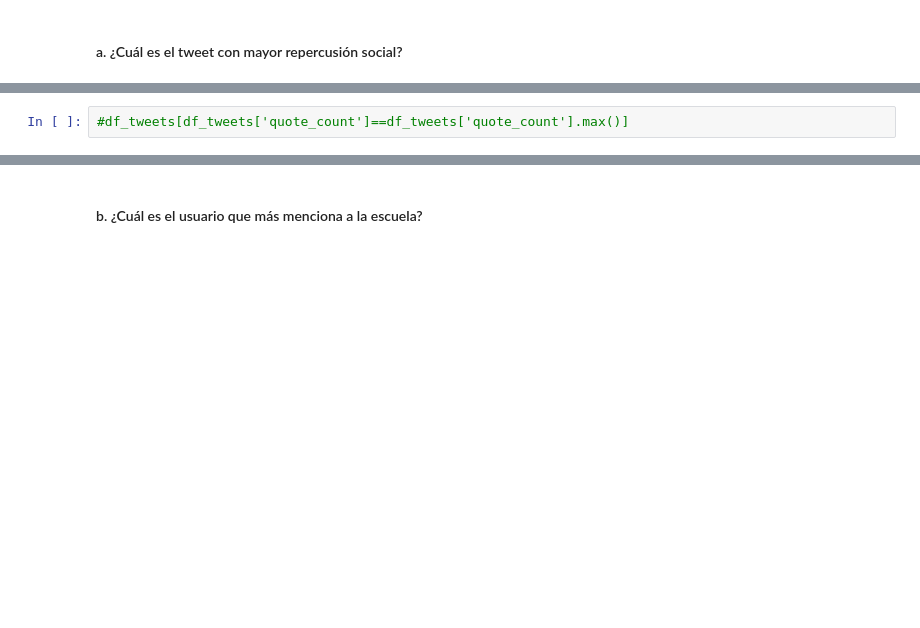
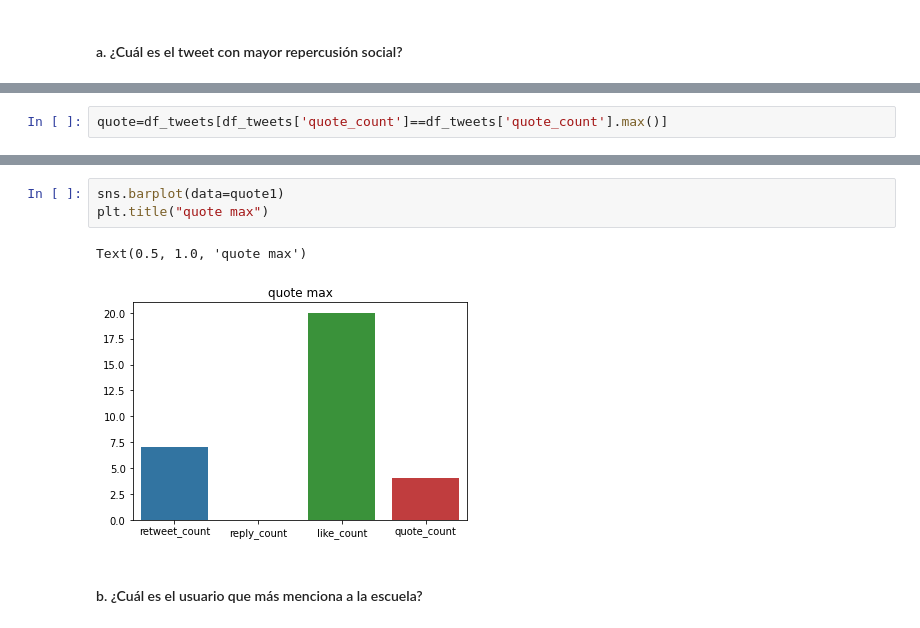
Before and after one commit to qinghua03/prueba_tecnica, a Jupyter notebook: prueba.ipynb, the cells around one changed output, grey strips where cells are left out. Saved outputs shown, nothing was run; the diff lists cells and outputs as text; blank space fills up the shorter version.

```diff
--- a/prueba.ipynb
+++ b/prueba.ipynb
@@ -460,2 +503,2 @@ df_tweets[df_tweets['metric_count']==df_tweets['metric_count'].max()]
 # %%
-#df_tweets[df_tweets['quote_count']==df_tweets['quote_count'].max()]
+quote=df_tweets[df_tweets['quote_count']==df_tweets['quote_count'].max()]
@@ -462,3 +511,9 @@ df_tweets[df_tweets['metric_count']==df_tweets['metric_count'].max()]
+# %%
+sns.barplot(data=quote1)
+plt.title("quote max")
+# %% [output]
+Text(0.5, 1.0, 'quote max')
+[figure, added]
 # %% [markdown]
 #### b. ¿Cuál es el usuario que más menciona a la escuela?
 # %%
```
Also changed, not shown: parts of 19 cells of this notebook.
